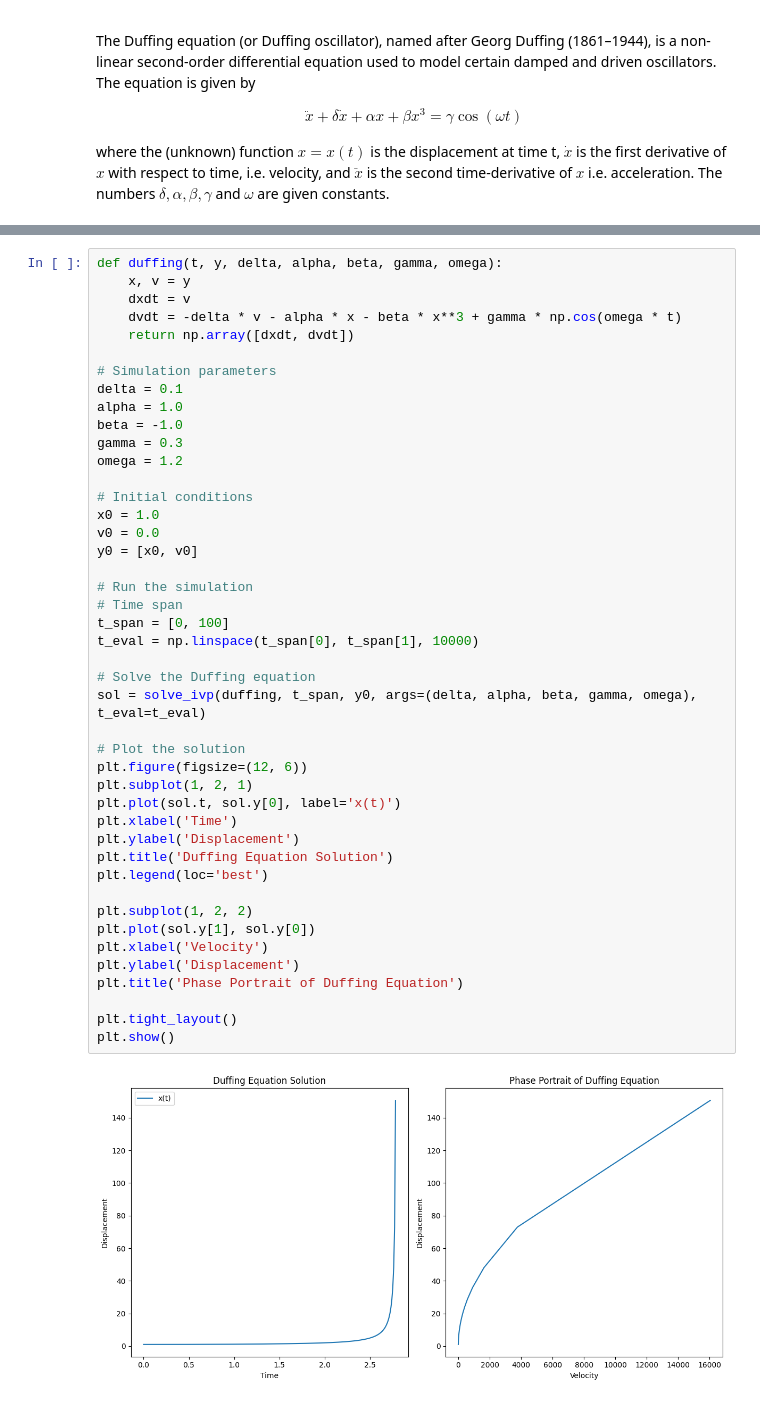
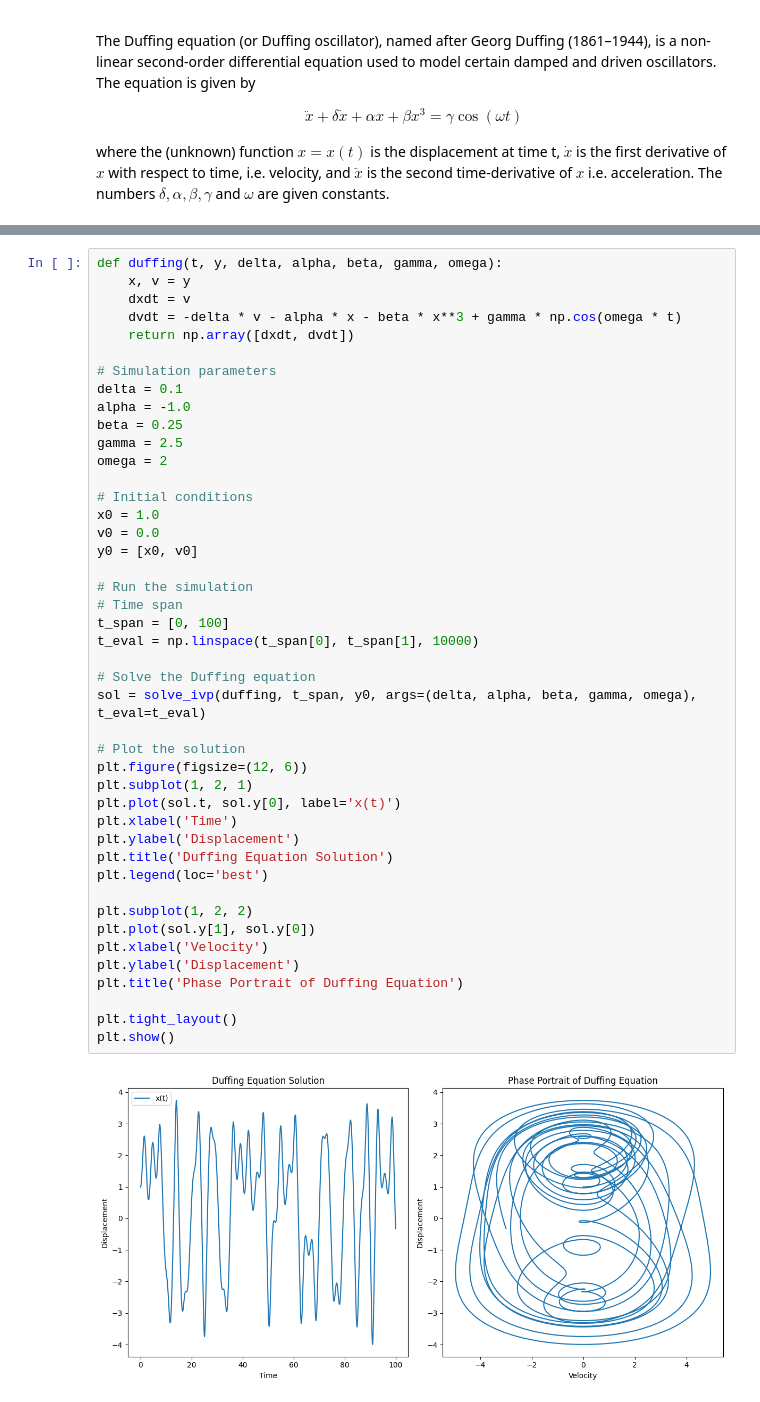
Before and after one commit to RemMyFav/UKF-vs-EKF-Analysis, a Jupyter notebook: duffering_equation/duffing_equation.ipynb, the cells around one changed output, grey strips where cells are left out. Drawn from its saved outputs; the diff is of its cells as text.

```diff
--- a/duffering_equation/duffing_equation.ipynb
+++ b/duffering_equation/duffing_equation.ipynb
@@ -24,40 +24,40 @@ def duffing(t, y, delta, alpha, beta, gamma, omega):
 
 # Simulation parameters
 delta = 0.1
-alpha = 1.0
-beta = -1.0
-gamma = 0.3
-omega = 1.2
+alpha = -1.0
+beta = 0.25
+gamma = 2.5
+omega = 2
 
 # Initial conditions
 x0 = 1.0
 v0 = 0.0
 y0 = [x0, v0]
 
 # Run the simulation
 # Time span
 t_span = [0, 100]
 t_eval = np.linspace(t_span[0], t_span[1], 10000)
 
 # Solve the Duffing equation
 sol = solve_ivp(duffing, t_span, y0, args=(delta, alpha, beta, gamma, omega), t_eval=t_eval)
 
 # Plot the solution
 plt.figure(figsize=(12, 6))
 plt.subplot(1, 2, 1)
 plt.plot(sol.t, sol.y[0], label='x(t)')
 plt.xlabel('Time')
 plt.ylabel('Displacement')
 plt.title('Duffing Equation Solution')
 plt.legend(loc='best')
 
 plt.subplot(1, 2, 2)
 plt.plot(sol.y[1], sol.y[0])
 plt.xlabel('Velocity')
 plt.ylabel('Displacement')
 plt.title('Phase Portrait of Duffing Equation')
 
 plt.tight_layout()
 plt.show()
 # %% [output]
-[figure, old version]
+[figure, new version]
```
Also changed, not shown: parts of 7 cells of this notebook.
